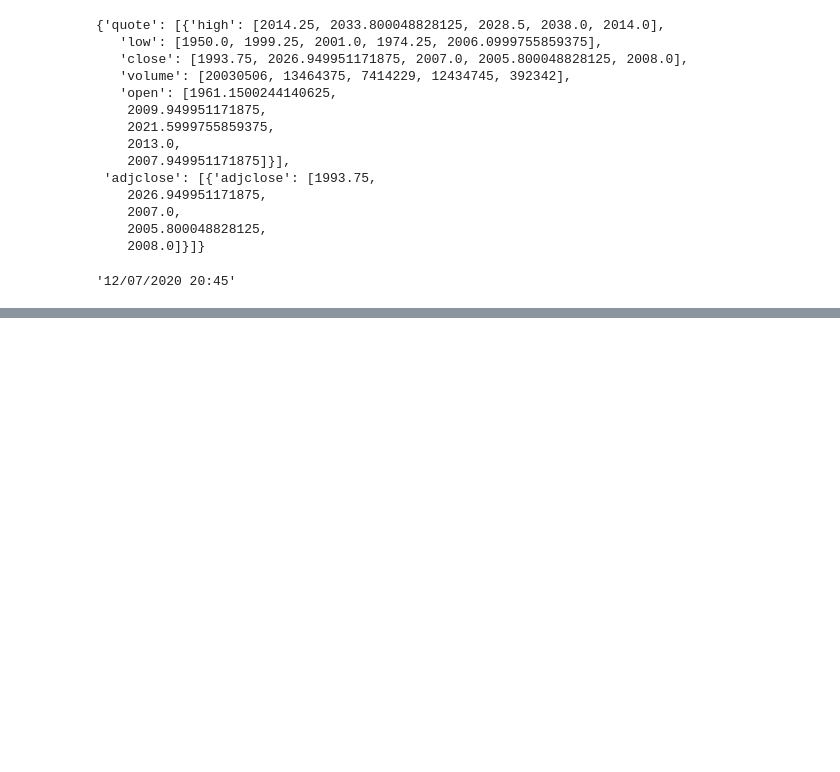
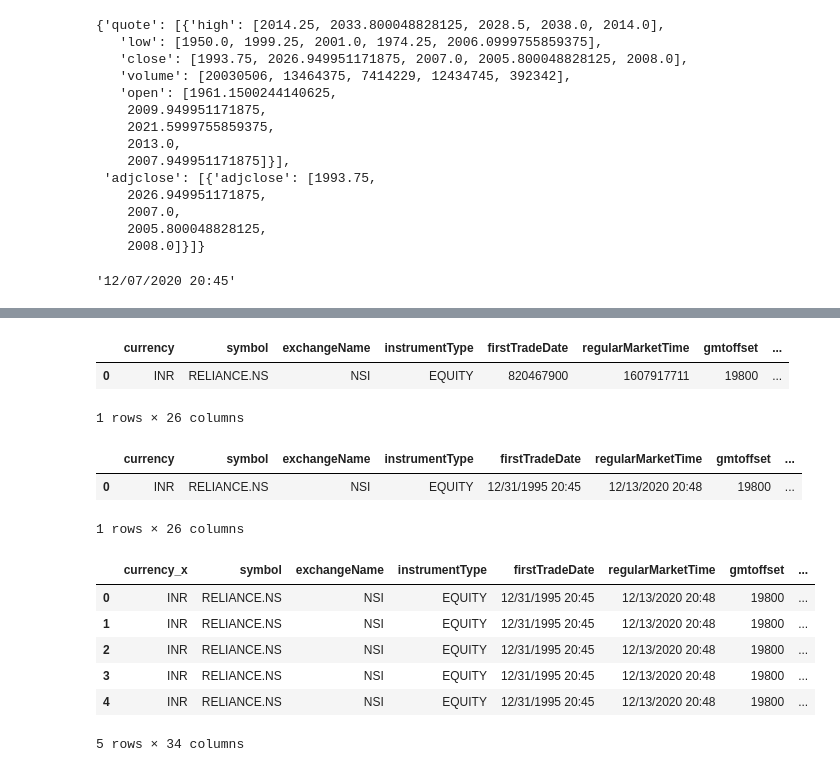
Before and after one commit to MrFuguDataScience/JSON, a Jupyter notebook: Parse_JSON_Stock_Info.ipynb, the cells around one changed output, grey strips where cells are left out. Drawn from its saved outputs; the diff is of its cells as text; code cells hidden in the pictures; blank space fills up the shorter version.

```diff
--- a/Parse_JSON_Stock_Info.ipynb
+++ b/Parse_JSON_Stock_Info.ipynb
@@ -168,0 +299,6 @@ datetime.datetime.fromtimestamp(df_1['timestamp'][0][0]).strftime('%m/%d/%Y %H:%
+# %%
+# drop useless columns that from original data, because we parsed it and now
+
+jj=tt.drop(['timestamp','meta.validRanges','indicators.quote',
+'indicators.adjclose'], axis=1)
+jj
@@ -168,0 +309,8 @@ datetime.datetime.fromtimestamp(df_1['timestamp'][0][0]).strftime('%m/%d/%Y %H:%
+# %%
+# splitting by dot notation and storing new names:
+
+new_names_=[]
+for i in jj.columns:
+    new_names_.append(i.split('.',2)[-1])
+
+new_names_
@@ -168,0 +335,25 @@ datetime.datetime.fromtimestamp(df_1['timestamp'][0][0]).strftime('%m/%d/%Y %H:%
+# %%
+# change dataframe names:
+jj.columns=new_names_
+jj
+# %% [output]
+|  | currency | symbol | exchangeName | instrumentType | firstTradeDate | regularMarketTime | gmtoffset | ... |
+| 0 | INR | RELIANCE.NS | NSI | EQUITY | 820467900 | 1607917711 | 19800 | ... |
+1 rows × 26 columns
+# %%
+# Convert timestamp columns to new date/time
+
+cols=['firstTradeDate','regularMarketTime','regular.start','regular.end',
+'post.start','post.end','pre.start','pre.end']
+
+chng_tmpstmp=[]
+for i in cols:
+    for j in range(len(jj)):
+        chng_tmpstmp.append(datetime.fromtimestamp(jj[i].values[j]).\
+                    strftime('%m/%d/%Y %H:%M'))
+jj.loc[:,cols]=chng_tmpstmp
+jj
+# %% [output]
+|  | currency | symbol | exchangeName | instrumentType | firstTradeDate | regularMarketTime | gmtoffset | ... |
+| 0 | INR | RELIANCE.NS | NSI | EQUITY | 12/31/1995 20:45 | 12/13/2020 20:48 | 19800 | ... |
+1 rows × 26 columns
@@ -168,0 +364,11 @@ datetime.datetime.fromtimestamp(df_1['timestamp'][0][0]).strftime('%m/%d/%Y %H:%
+# %%
+# Combine Everything using OUTER JOIN IF YOU WANT 1 DATAFRAME:
+pd.merge(jj, xx, how='outer', on='symbol')
+# %% [output]
+|  | currency_x | symbol | exchangeName | instrumentType | firstTradeDate | regularMarketTime | gmtoffset | ... |
+| 0 | INR | RELIANCE.NS | NSI | EQUITY | 12/31/1995 20:45 | 12/13/2020 20:48 | 19800 | ... |
+| 1 | INR | RELIANCE.NS | NSI | EQUITY | 12/31/1995 20:45 | 12/13/2020 20:48 | 19800 | ... |
+| 2 | INR | RELIANCE.NS | NSI | EQUITY | 12/31/1995 20:45 | 12/13/2020 20:48 | 19800 | ... |
+| 3 | INR | RELIANCE.NS | NSI | EQUITY | 12/31/1995 20:45 | 12/13/2020 20:48 | 19800 | ... |
+| 4 | INR | RELIANCE.NS | NSI | EQUITY | 12/31/1995 20:45 | 12/13/2020 20:48 | 19800 | ... |
+5 rows × 34 columns
```
Also changed, not shown: parts of 26 cells of this notebook.
